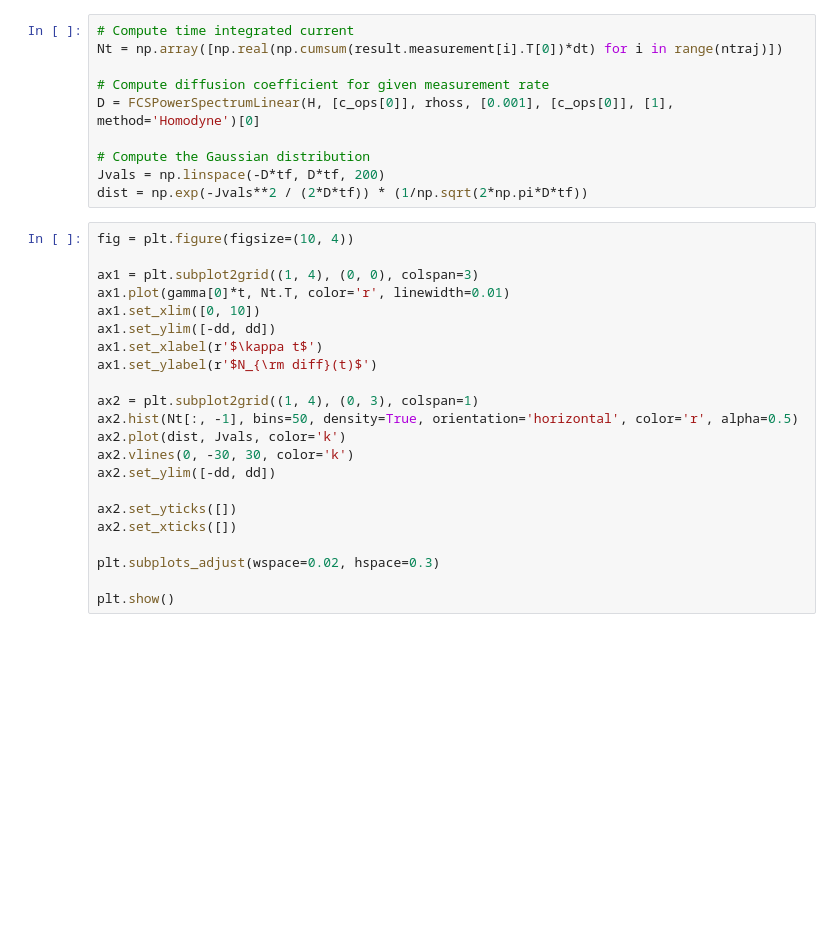
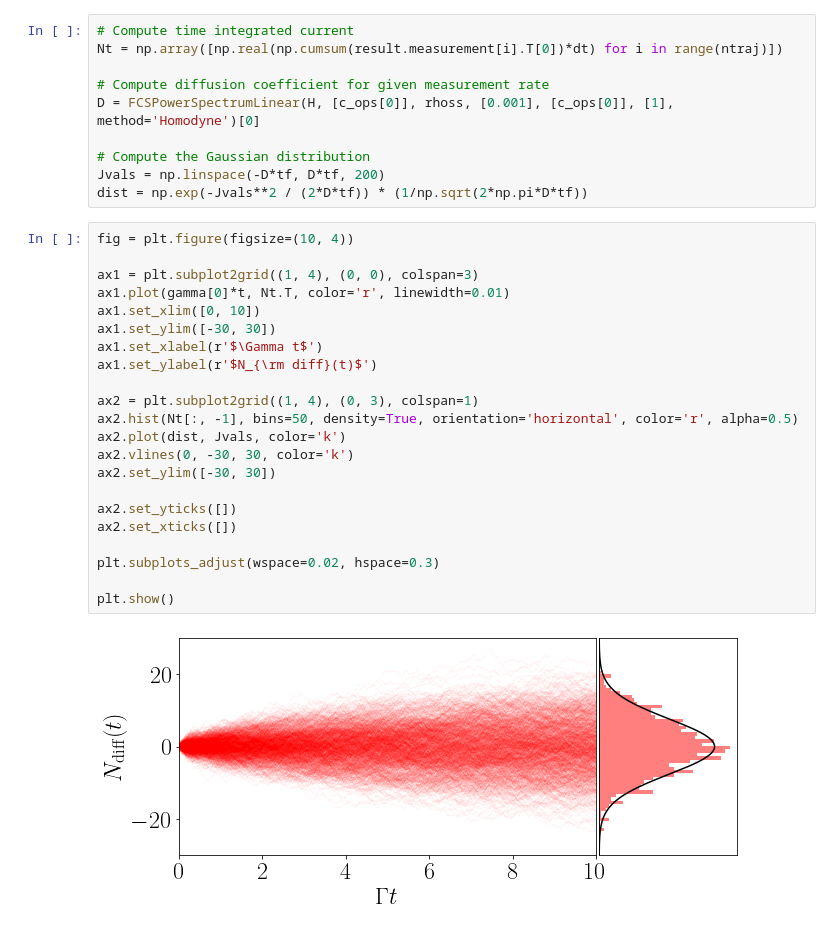
Before and after one commit to mikeal888/Tutorial_Paper, a Jupyter notebook: Example_C.ipynb, the cells around one changed output. Saved outputs shown, nothing was run; the diff lists cells and outputs as text; blank space fills up the shorter version.

```diff
--- a/Example_C.ipynb
+++ b/Example_C.ipynb
@@ -274,22 +274,24 @@ dist = np.exp(-Jvals**2 / (2*D*tf)) * (1/np.sqrt(2*np.pi*D*tf))
 # %%
 fig = plt.figure(figsize=(10, 4))
 
 ax1 = plt.subplot2grid((1, 4), (0, 0), colspan=3)
 ax1.plot(gamma[0]*t, Nt.T, color='r', linewidth=0.01)
 ax1.set_xlim([0, 10])
-ax1.set_ylim([-dd, dd])
-ax1.set_xlabel(r'$\kappa t$')
+ax1.set_ylim([-30, 30])
+ax1.set_xlabel(r'$\Gamma t$')
 ax1.set_ylabel(r'$N_{\rm diff}(t)$')
 
 ax2 = plt.subplot2grid((1, 4), (0, 3), colspan=1)
 ax2.hist(Nt[:, -1], bins=50, density=True, orientation='horizontal', color='r', alpha=0.5)
 ax2.plot(dist, Jvals, color='k')
 ax2.vlines(0, -30, 30, color='k')
-ax2.set_ylim([-dd, dd])
+ax2.set_ylim([-30, 30])
 
 ax2.set_yticks([])
 ax2.set_xticks([])
 
 plt.subplots_adjust(wspace=0.02, hspace=0.3)
 
 plt.show()
+# %% [output]
+[figure, added]
```
Also changed, not shown: parts of 4 cells of this notebook, 1 other file.
